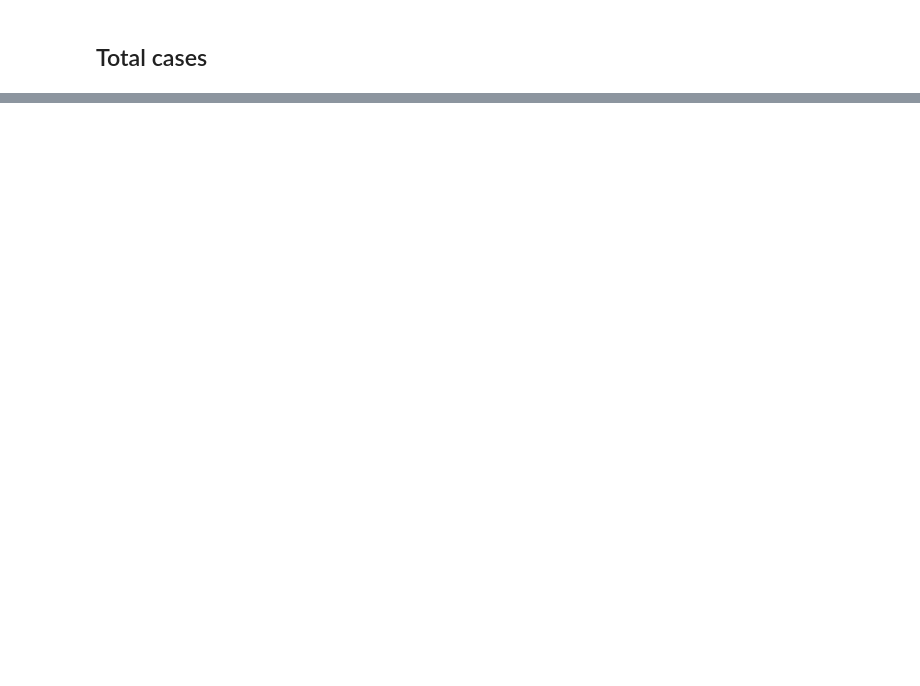
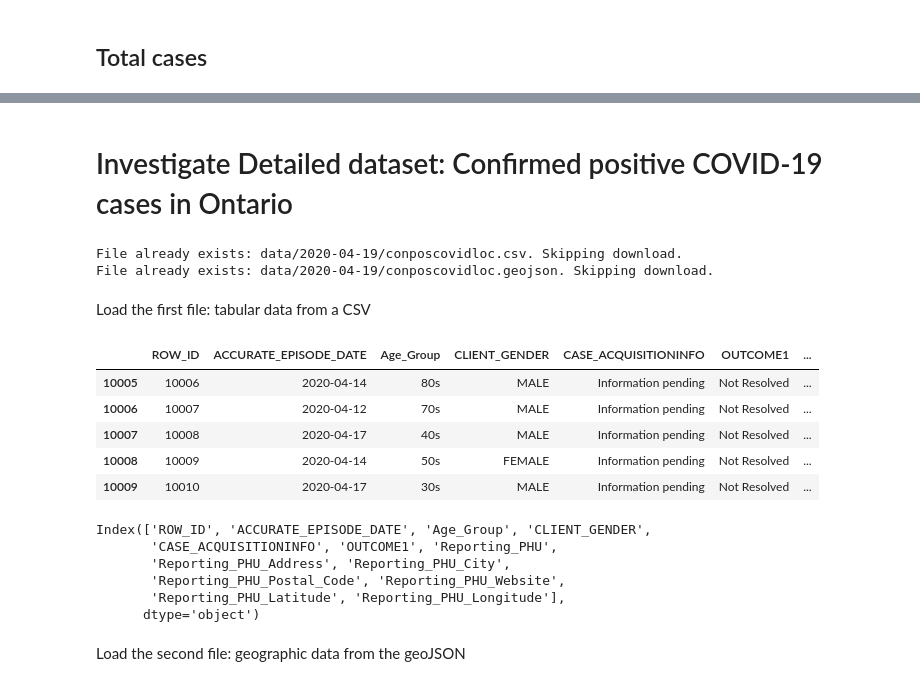
Before and after one commit to rlwelch/covid-ontario, a Jupyter notebook: covid_ontario/covid_ontario_investigation.ipynb, the cells around one changed output, grey strips where cells are left out. Cells and saved outputs as stored; diff of their text form; code cells hidden in the pictures; blank space fills up the shorter version.

```diff
--- a/covid_ontario/covid_ontario_investigation.ipynb
+++ b/covid_ontario/covid_ontario_investigation.ipynb
@@ -438,0 +455,34 @@ plt.show()
+# %% [markdown]
+# Investigate Detailed dataset: Confirmed positive COVID-19 cases in Ontario
+# %%
+dataset = "Confirmed positive cases of COVID-19 in Ontario"
+url_website = get_website_url(dataset)
+url_dataset = get_data_urls(url_website)
+paths_dataset = fetch_test_data(url_dataset)
+# %% [output]
+File already exists: data/2020-04-19/conposcovidloc.csv. Skipping download.
+File already exists: data/2020-04-19/conposcovidloc.geojson. Skipping download.
+# %% [markdown]
+Load the first file: tabular data from a CSV
+# %%
+pos_csv = load_test_data(paths_dataset[0])
+# %%
+pos_csv.tail()
+# %% [output]
+|  | ROW_ID | ACCURATE_EPISODE_DATE | Age_Group | CLIENT_GENDER | CASE_ACQUISITIONINFO | OUTCOME1 | ... |
+| 10005 | 10006 | 2020-04-14 | 80s | MALE | Information pending | Not Resolved | ... |
+| 10006 | 10007 | 2020-04-12 | 70s | MALE | Information pending | Not Resolved | ... |
+| 10007 | 10008 | 2020-04-17 | 40s | MALE | Information pending | Not Resolved | ... |
+| 10008 | 10009 | 2020-04-14 | 50s | FEMALE | Information pending | Not Resolved | ... |
+| 10009 | 10010 | 2020-04-17 | 30s | MALE | Information pending | Not Resolved | ... |
+# %%
+pos_csv.columns
+# %% [output]
+Index(['ROW_ID', 'ACCURATE_EPISODE_DATE', 'Age_Group', 'CLIENT_GENDER',
+       'CASE_ACQUISITIONINFO', 'OUTCOME1', 'Reporting_PHU',
+       'Reporting_PHU_Address', 'Reporting_PHU_City',
+       'Reporting_PHU_Postal_Code', 'Reporting_PHU_Website',
+       'Reporting_PHU_Latitude', 'Reporting_PHU_Longitude'],
+      dtype='object')
+# %% [markdown]
+Load the second file: geographic data from the geoJSON
```
Also changed, not shown: parts of 16 cells of this notebook, 1 other file.
